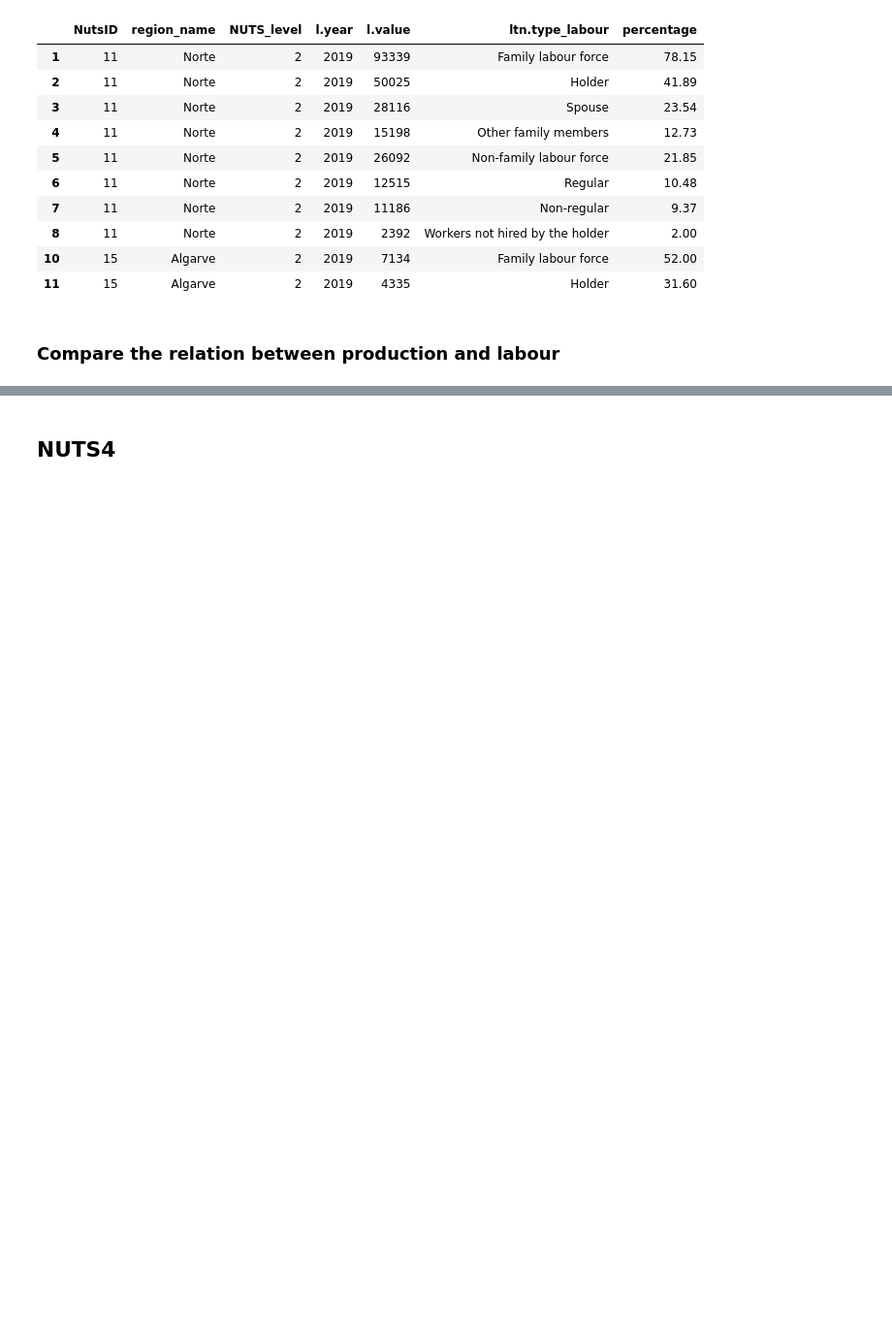
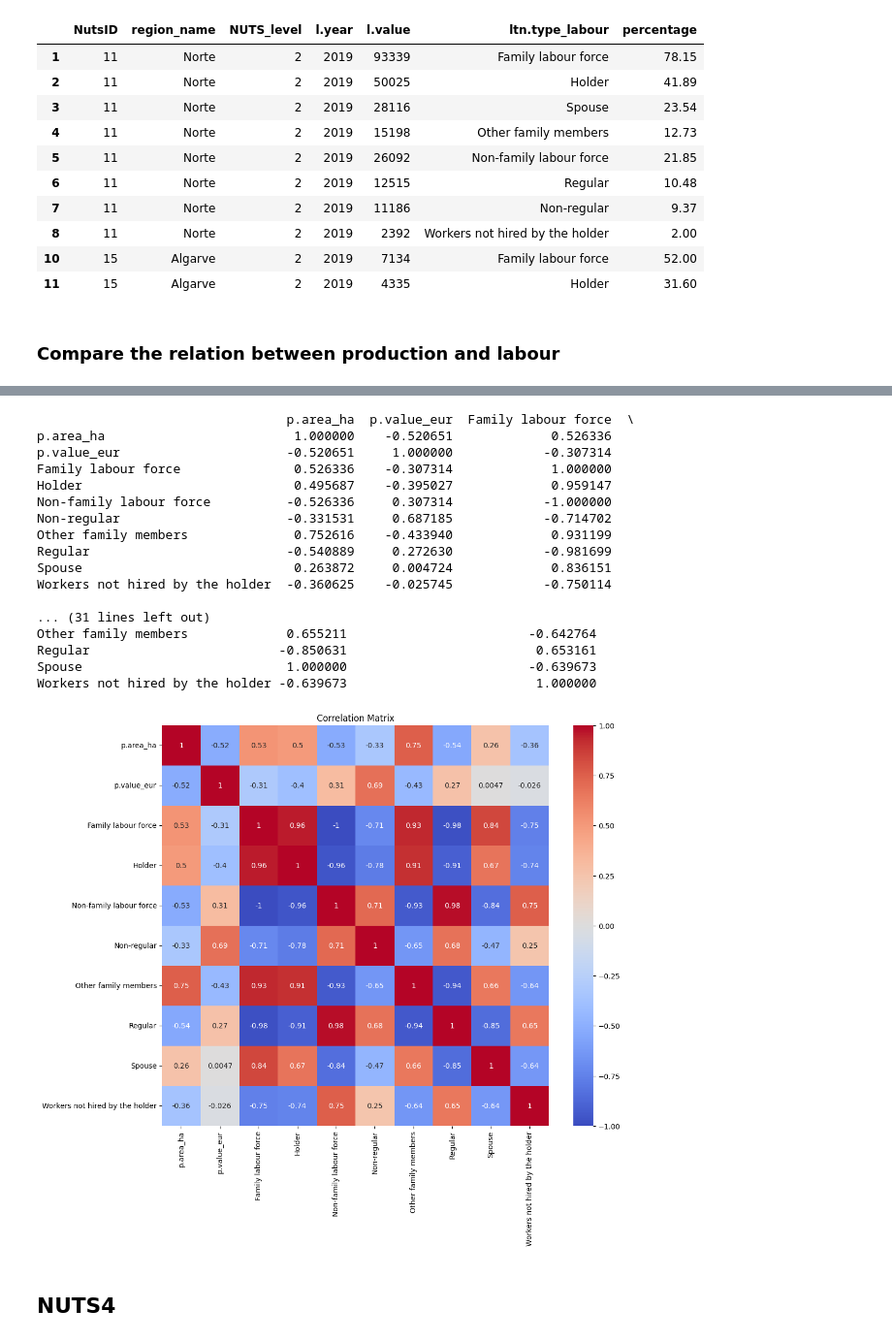
Before and after one commit to domwelsh/avcad_final, a Jupyter notebook: Codes/Labour_production.ipynb, the cells around one changed output, grey strips where cells are left out. Shown at 97% size. Drawn from its saved outputs; the diff is of its cells as text; code cells hidden in the pictures; blank space fills up the shorter version.

Commit message:
Update-PCA and Labour_production

```diff
--- a/Codes/Labour_production.ipynb
+++ b/Codes/Labour_production.ipynb
@@ -121,21 +121,21 @@ labour_NUTS2_df.head(10)
 import pandas as pd
 
 # Asegurarse de que los nombres de las regiones no tengan espacios adicionales
-education_NUTS2_df_no_totals['region_name'] = education_NUTS2_df_no_totals['region_name'].str.strip()
+prod2_df['region_name'] = prod2_df['region_name'].str.strip()
 labour_NUTS2_df['region_name'] = labour_NUTS2_df['region_name'].str.strip()
 
 # Filtrar los datos de educación y trabajo para el mismo año (2019 en este caso)
-education_2019 = education_NUTS2_df_no_totals[education_NUTS2_df_no_totals['e.year'] == 2019]
+production_2019 = prod2_df[prod2_df['p.year'] == 2019]
 labour_2019 = labour_NUTS2_df[labour_NUTS2_df['l.year'] == 2019]
 
 # Pivotear los datos de educación para obtener los porcentajes por nivel educativo
-education_pivot = education_2019.pivot_table(values='ed_level_perc', index='region_name', columns='el.education_level', fill_value=0)
+production_pivot = production_2019.pivot_table(values=['p.area_ha','p.value_eur'] , index='region_name', fill_value=0)
 
 # Pivotear los datos de trabajo para obtener los valores por tipo de labor
-labour_pivot = labour_2019.pivot_table(values='l.value', index='region_name', columns='ltn.type_labour', fill_value=0)
+labour_pivot = labour_2019.pivot_table(values='percentage', index='region_name', columns='ltn.type_labour', fill_value=0)
 
 # Unir los datos de educación y trabajo
-combined_df = pd.concat([education_pivot, labour_pivot], axis=1, join='inner')
+combined_df = pd.concat([production_pivot, labour_pivot], axis=1, join='inner')
 
 # Ver el DataFrame combinado
 print(combined_df.head())
@@ -142,3 +160,34 @@ print(combined_df.head())
+# %%
+# Calcular la matriz de correlación
+correlation_matrix = combined_df.corr()
+
+# Mostrar la matriz de correlación
+print(correlation_matrix)
+
+# Visualizar la matriz de correlación
+plt.figure(figsize=(12, 10))
+sns.heatmap(correlation_matrix, annot=True, cmap='coolwarm', center=0)
+plt.title('Correlation Matrix')
+plt.show()
+# %% [output]
+                                 p.area_ha  p.value_eur  Family labour force  \
+p.area_ha                         1.000000    -0.520651             0.526336
+p.value_eur                      -0.520651     1.000000            -0.307314
+Family labour force               0.526336    -0.307314             1.000000
+Holder                            0.495687    -0.395027             0.959147
+Non-family labour force          -0.526336     0.307314            -1.000000
+Non-regular                      -0.331531     0.687185            -0.714702
+Other family members              0.752616    -0.433940             0.931199
+Regular                          -0.540889     0.272630            -0.981699
+Spouse                            0.263872     0.004724             0.836151
+Workers not hired by the holder  -0.360625    -0.025745            -0.750114
+
+... (31 lines left out)
+Other family members             0.655211                        -0.642764
+Regular                         -0.850631                         0.653161
+Spouse                           1.000000                        -0.639673
+Workers not hired by the holder -0.639673                         1.000000
+[figure, added]
 # %% [markdown]
 ## NUTS4
 # %% [markdown]
```
Also changed, not shown: parts of 12 cells of this notebook, 1 other file.
